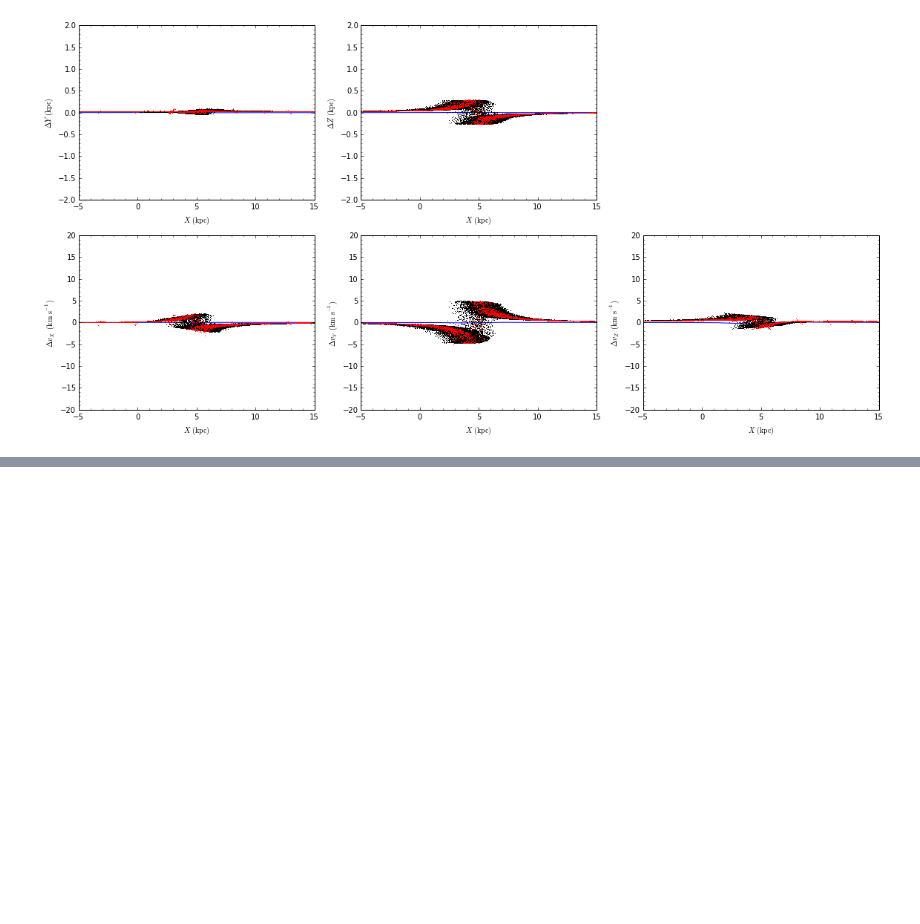
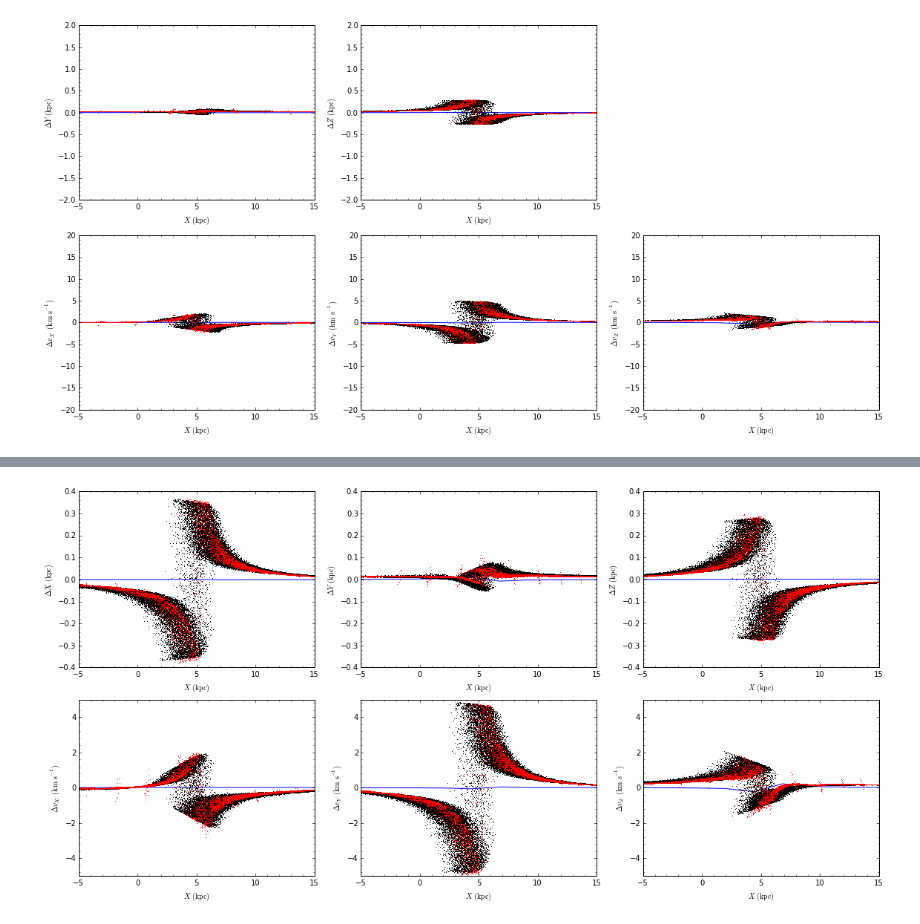
Before and after one commit to jobovy/streamgap-aa, a Jupyter notebook: py/galpyModelnonzeroJz-1e7.ipynb, the cells around one changed output, grey strips where cells are left out. Drawn from its saved outputs; the diff is of its cells as text; code cells hidden in the pictures; blank space fills up the shorter version.

```diff
--- a/py/galpyModelnonzeroJz-1e7.ipynb
+++ b/py/galpyModelnonzeroJz-1e7.ipynb
@@ -632,0 +709,59 @@ tight_layout()
+# %%
+# Subsample to lower the density
+subIndx= numpy.random.permutation(len(xv_mock_per))[:len(xv_mock_per)//10]
+xv_mock_per= xv_mock_per[subIndx]
+xv_mock_unp= xv_mock_unp[subIndx]
+# %%
+xs= numpy.linspace(-5.,15.,1001)
+figsize(16,8)
+subplot(2,3,1)
+bovy_plot.bovy_plot(sdfl_unp_peri._ObsTrackXY[:,0]*R0,
+                    (sdfl_per_1e7_peri._ObsTrackXY[:,0]-sdfl_unp_peri._ObsTrackXY[:,0])*R0,
+                    'b-',xlabel=r'$X\,(\mathrm{kpc})$',
+                    ylabel=r'$\Delta X\,(\mathrm{kpc})$',gcf=True,yrange=[-.4,.4],
+                   xrange=[-5.,15.])
+plot(xv_unp_peri[(xv_unp_peri[:,1] < 5.),0],xv_1e7_peri[(xv_unp_peri[:,1] < 5.),0]-xv_unp_peri[(xv_unp_peri[:,1] < 5.),0],'k,')
+plot(xv_mock_unp[:,0]*R0,(xv_mock_per[:,0]-xv_mock_unp[:,0])*R0,'r,')
+subplot(2,3,2)
+bovy_plot.bovy_plot(sdfl_unp_peri._ObsTrackXY[:,0]*R0,
+                    (sdfl_per_1e7_peri._ObsTrackXY[:,1]-sdfl_unp_peri._ObsTrackXY[:,1])*R0,
+                    'b-',xlabel=r'$X\,(\mathrm{kpc})$',
+                    ylabel=r'$\Delta Y\,(\mathrm{kpc})$',gcf=True,yrange=[-.4,.4],
+                   xrange=[-5.,15.])
+plot(xv_unp_peri[(xv_unp_peri[:,1] < 5.),0],xv_1e7_peri[(xv_unp_peri[:,1] < 5.),1]-xv_unp_peri[(xv_unp_peri[:,1] < 5.),1],'k,')
+plot(xv_mock_unp[:,0]*R0,(xv_mock_per[:,1]-xv_mock_unp[:,1])*R0,'r,')
+subplot(2,3,3)
+bovy_plot.bovy_plot(sdfl_unp_peri._ObsTrackXY[:,0]*R0,
+                    (sdfl_per_1e7_peri._ObsTrackXY[:,2]-sdfl_unp_peri._ObsTrackXY[:,2])*R0,
+                    'b-',xlabel=r'$X\,(\mathrm{kpc})$',
+                    ylabel=r'$\Delta Z\,(\mathrm{kpc})$',gcf=True,yrange=[-.4,.4],
+                   xrange=[-5.,15.])
+plot(xv_unp_peri[(xv_unp_peri[:,1] < 5.),0],xv_1e7_peri[(xv_unp_peri[:,1] < 5.),2]-xv_unp_peri[(xv_unp_peri[:,1] < 5.),2],'k,')
+plot(xv_mock_unp[:,0]*R0,(xv_mock_per[:,2]-xv_mock_unp[:,2])*R0,'r,')
+subplot(2,3,4)
+bovy_plot.bovy_plot(sdfl_unp_peri._ObsTrackXY[:,0]*R0,
+                    (sdfl_per_1e7_peri._ObsTrackXY[:,3]-sdfl_unp_peri._ObsTrackXY[:,3])*V0,
+                    'b-',xlabel=r'$X\,(\mathrm{kpc})$',
+                    ylabel=r'$\Delta v_X\,(\mathrm{km\,s}^{-1})$',gcf=True,yrange=[-5.,5.],
+                   xrange=[-5.,15.])
+plot(xv_unp_peri[(xv_unp_peri[:,1] < 5.),0],xv_1e7_peri[(xv_unp_peri[:,1] < 5.),3]-xv_unp_peri[(xv_unp_peri[:,1] < 5.),3],'k,')
+plot(xv_mock_unp[:,0]*R0,(xv_mock_per[:,3]-xv_mock_unp[:,3])*V0,'r,')
+subplot(2,3,5)
+bovy_plot.bovy_plot(sdfl_unp_peri._ObsTrackXY[:,0]*R0,
+                    (sdfl_per_1e7_peri._ObsTrackXY[:,4]-sdfl_unp_peri._ObsTrackXY[:,4])*V0,
+                    'b-',xlabel=r'$X\,(\mathrm{kpc})$',
+                    ylabel=r'$\Delta v_Y\,(\mathrm{km\,s}^{-1})$',gcf=True,yrange=[-5.,5.],
+                   xrange=[-5.,15.])
+plot(xv_unp_peri[(xv_unp_peri[:,1] < 5.),0],xv_1e7_peri[(xv_unp_peri[:,1] < 5.),4]-xv_unp_peri[(xv_unp_peri[:,1] < 5.),4],'k,')
+plot(xv_mock_unp[:,0]*R0,(xv_mock_per[:,4]-xv_mock_unp[:,4])*V0,'r,')
+subplot(2,3,6)
+bovy_plot.bovy_plot(sdfl_unp_peri._ObsTrackXY[:,0]*R0,
+                    (sdfl_per_1e7_peri._ObsTrackXY[:,5]-sdfl_unp_peri._ObsTrackXY[:,5])*V0,
+                    'b-',xlabel=r'$X\,(\mathrm{kpc})$',
+                    ylabel=r'$\Delta v_Z\,(\mathrm{km\,s}^{-1})$',gcf=True,yrange=[-5.,5.],
+                   xrange=[-5.,15.])
+plot(xv_unp_peri[(xv_unp_peri[:,1] < 5.),0],xv_1e7_peri[(xv_unp_peri[:,1] < 5.),5]-xv_unp_peri[(xv_unp_peri[:,1] < 5.),5],'k,')
+plot(xv_mock_unp[:,0]*R0,(xv_mock_per[:,5]-xv_mock_unp[:,5])*V0,'r,')
+tight_layout()
+# %% [output]
+[figure, added]
```
Also changed, not shown: parts of 12 cells of this notebook, 1 other file.
